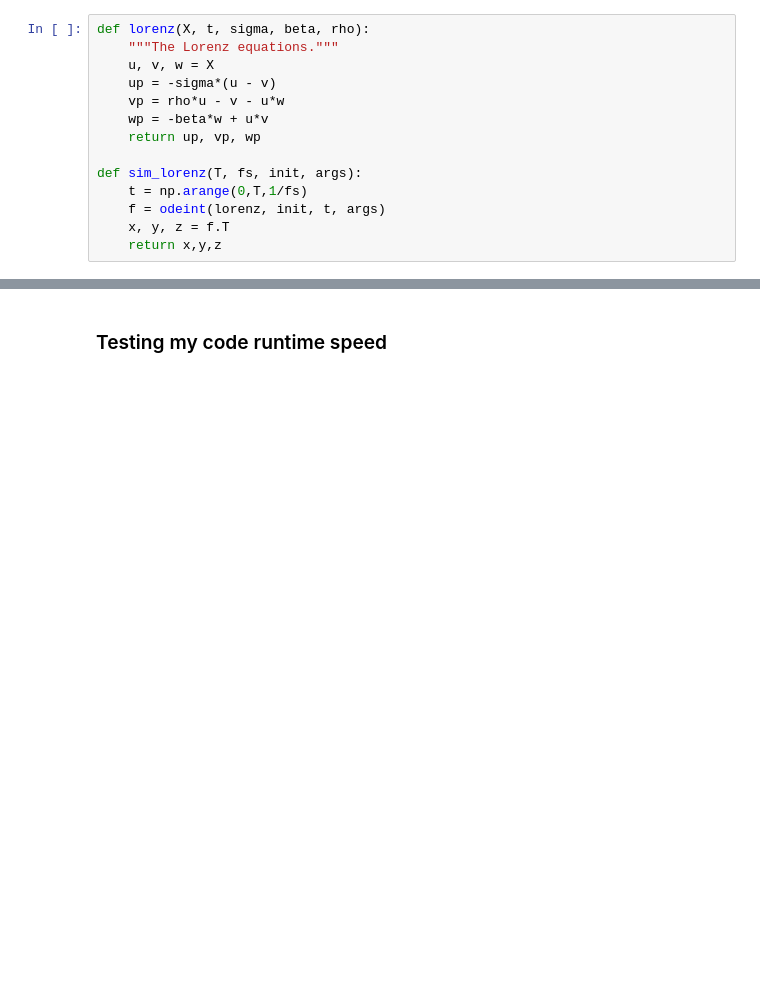
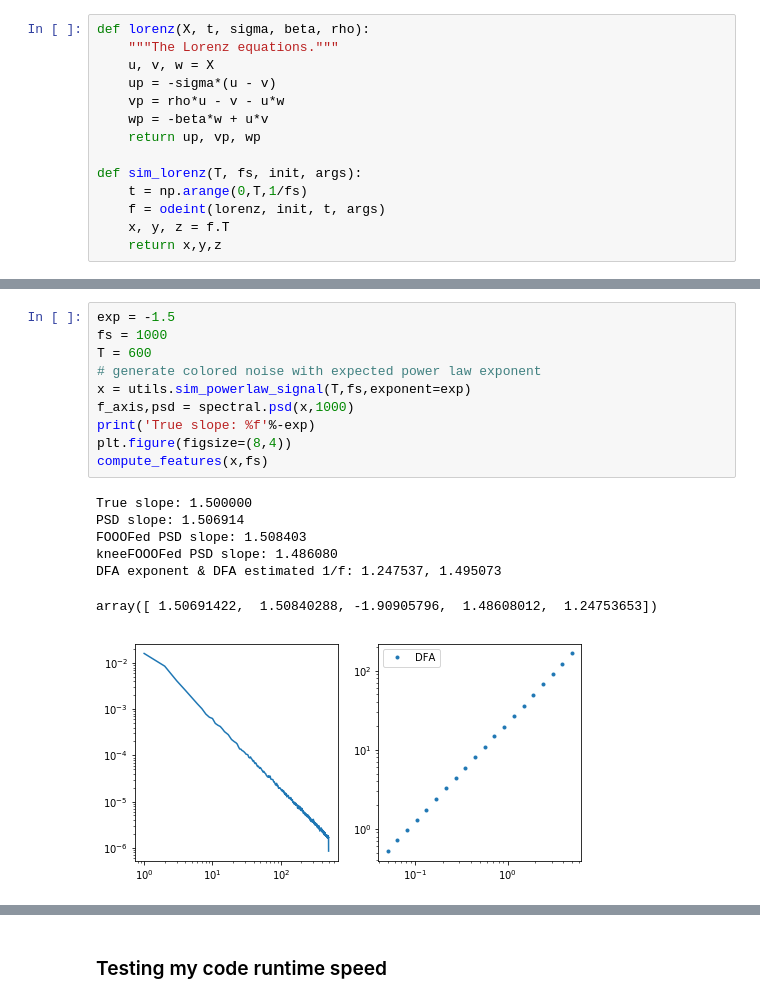
Before and after one commit to rdgao/SpaceRecon, a Jupyter notebook: notebooks/simulation_test.ipynb, the cells around one changed output, grey strips where cells are left out. Drawn from its saved outputs; the diff is of its cells as text; blank space fills up the shorter version.

```diff
--- a/notebooks/simulation_test.ipynb
+++ b/notebooks/simulation_test.ipynb
@@ -39,0 +81,18 @@ def sim_lorenz(T, fs, init, args):
+# %%
+exp = -1.5
+fs = 1000
+T = 600
+# generate colored noise with expected power law exponent
+x = utils.sim_powerlaw_signal(T,fs,exponent=exp)
+f_axis,psd = spectral.psd(x,1000)
+print('True slope: %f'%-exp)
+plt.figure(figsize=(8,4))
+compute_features(x,fs)
+# %% [output]
+True slope: 1.500000
+PSD slope: 1.506914
+FOOOFed PSD slope: 1.508403
+kneeFOOOFed PSD slope: 1.486080
+DFA exponent & DFA estimated 1/f: 1.247537, 1.495073
+array([ 1.50691422,  1.50840288, -1.90905796,  1.48608012,  1.24753653])
+[figure, added]
```
Also changed, not shown: parts of 12 cells of this notebook, 3 other files.
